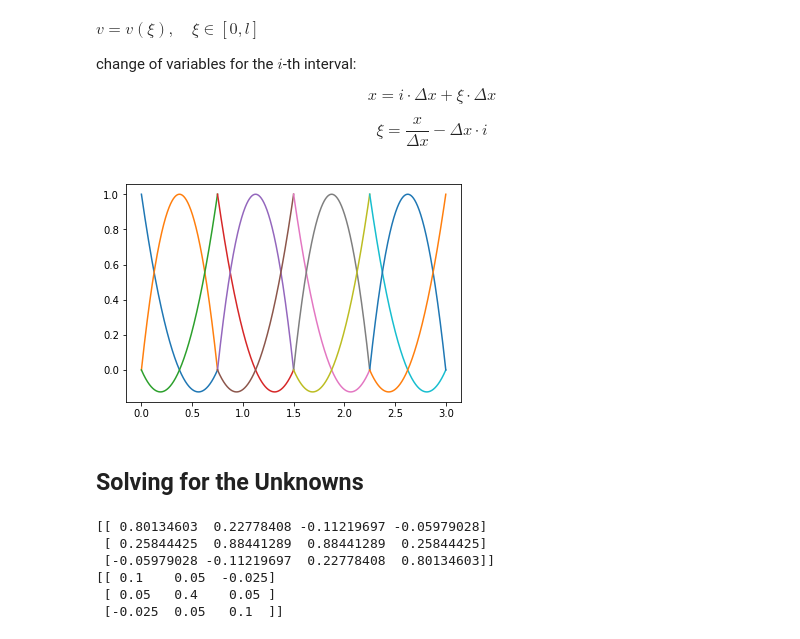
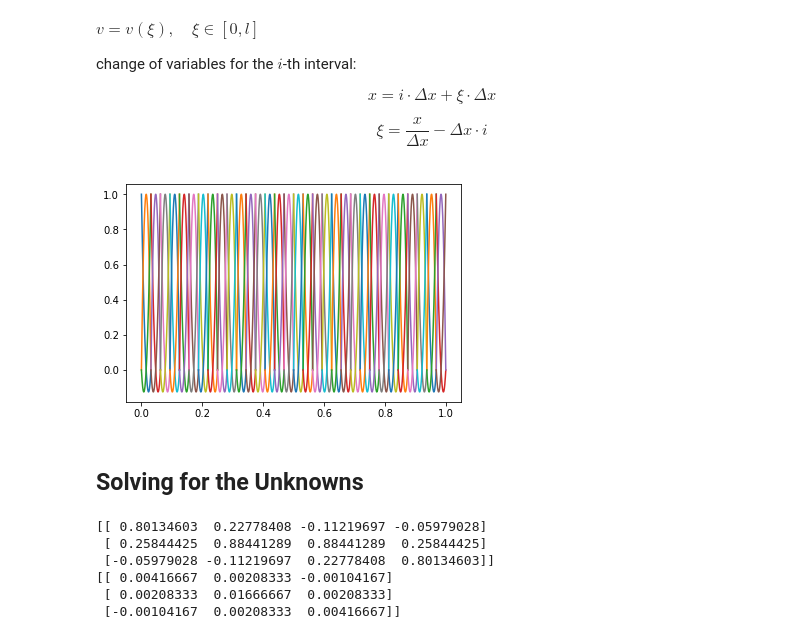
Before and after one commit to nicolacavallini/fem_intro, a Jupyter notebook: fem_playgroud.ipynb, the cells around one changed output. Cells and saved outputs as stored; diff of their text form; code cells hidden in the pictures.

```diff
--- a/fem_playgroud.ipynb
+++ b/fem_playgroud.ipynb
@@ -143,10 +143,10 @@ for f in V:
 
 In one dimension $\Omega = [0,L]$. We discretize the domain in `n` elements of amplitude $\Delta x$. In the finite elements literature the discretized domain is called `triangulation` or *Mesh*.
 # %%
-L = 3.
-n = 2.**2
+L = 1.
+n = 2.**5
 delta_x = L/n
-triangulation = np.linspace(0,L,n*1)
+triangulation = np.linspace(0,L,n+1)
 # %%
 plot(triangulation, 0*triangulation, '-bo', label='triangulation')
 # %% [output]
@@ -166,17 +166,17 @@ $$
 $$
 \xi = \frac{x}{\Delta x} - \Delta x \cdot i
 $$
+# %%
+def push_forward(i,delta_x):
+    return lambda xi : i*delta_x + xi*delta_x
 # %%
-def get_linear_map(i,delta_x):
-    return lambda xi : i*delta_x + xi*delta_x
-
 for i in range(int(n)):
-    lm = get_linear_map(i,delta_x)
+    lm = push_forward(i,delta_x)
     x = lm(xi)
     for f in V:
         plot(x, f(xi))
 # %% [output]
-[figure, old version]
+[figure, new version]
 # %% [markdown]
 ## Solving for the Unknowns
 # %%
@@ -199,6 +199,6 @@ print local_matrix
 [[ 0.80134603  0.22778408 -0.11219697 -0.05979028]
  [ 0.25844425  0.88441289  0.88441289  0.25844425]
  [-0.05979028 -0.11219697  0.22778408  0.80134603]]
-[[ 0.1    0.05  -0.025]
- [ 0.05   0.4    0.05 ]
- [-0.025  0.05   0.1  ]]
+[[ 0.00416667  0.00208333 -0.00104167]
+ [ 0.00208333  0.01666667  0.00208333]
+ [-0.00104167  0.00208333  0.00416667]]
```
Also changed, not shown: parts of 7 cells of this notebook.
